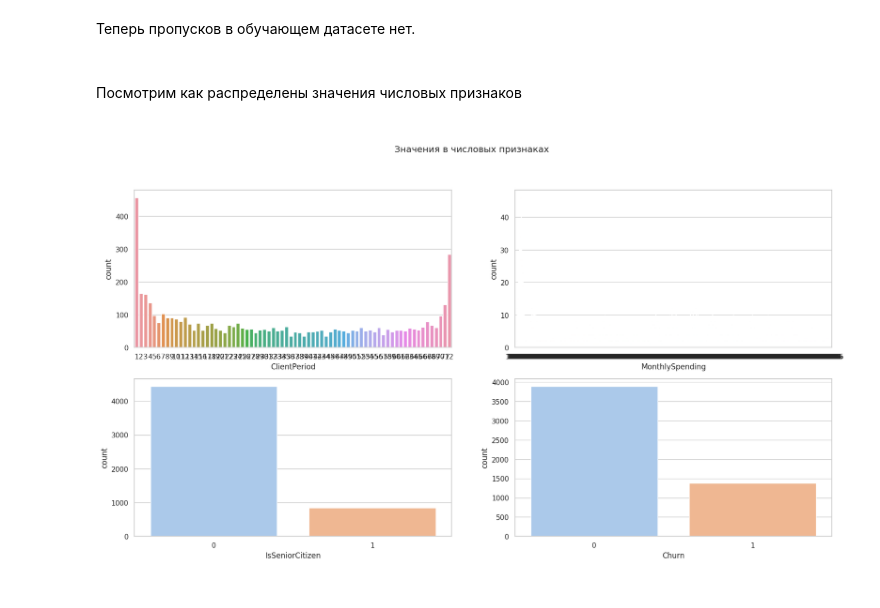
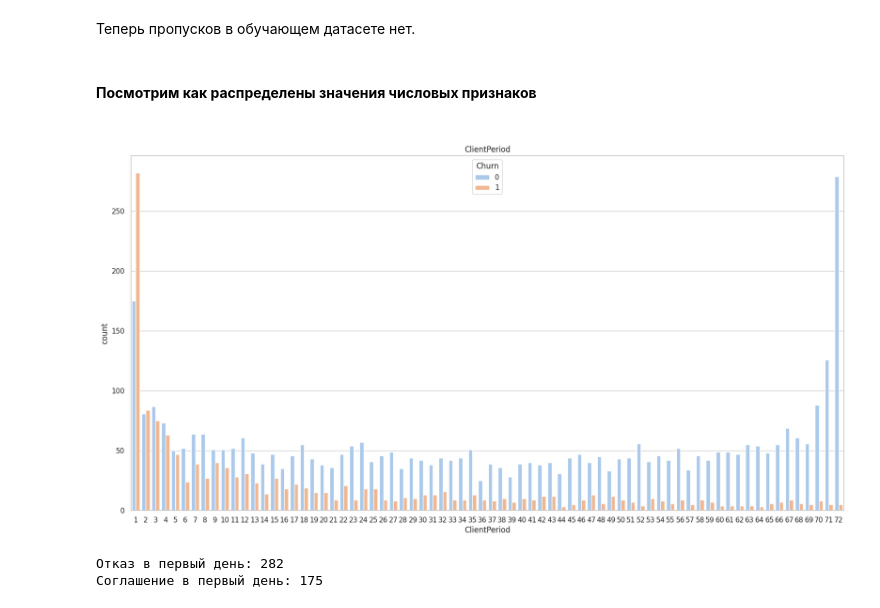
Before and after one commit to 1mmo/data-analysis-handbook, a Jupyter notebook: solved problems/churn_prediction.ipynb, the cells around one changed output. Saved outputs shown, nothing was run; the diff lists cells and outputs as text; code cells hidden in the pictures.

```diff
--- a/solved problems/churn_prediction.ipynb
+++ b/solved problems/churn_prediction.ipynb
@@ -229,23 +237,34 @@ Name: PaymentMethod, dtype: int64
 У TotalSpent есть значение <b>пробела</b> вместо числа, поэтому и получился object, исправим это
 # %%
 data_train.TotalSpent.replace(' ', np.nan, inplace=True)
+data_train.TotalSpent = data_train.TotalSpent.astype('float64')
 data_train = data_train.dropna()
 # %% [markdown]
 Теперь пропусков в обучающем датасете нет.
 # %% [markdown]
 <br>
-Посмотрим как распределены значения числовых признаков
+<b>Посмотрим как распределены значения числовых признаков</b>
 <br><br>
 # %%
 numerical_columns = [col for col in data_train
                      if data_train[col].dtypes in ['int64', 'float64']]
-
-fig, ax = plt.subplots(2, 2, figsize=(20, 10))
-ax = ax.flatten()
-fig.suptitle('Значения в числовых признаках')
-
-sns.set_theme(style='whitegrid', palette='pastel')
-for i in range(len(numerical_columns)):
-    sns.countplot(ax=ax[i], x=numerical_columns[i], data=data_train)
-# %% [output]
-[figure, removed]
+# %%
+def get_hist(name_feature: str, size1: int, size2: int) -> None:
+    """Фукнция строит hist график по имени признака"""
+    fig, ax = plt.subplots(figsize=(size1, size2))
+    ax.set_title(name_feature)
+    sns.set_theme(style='whitegrid', palette='pastel')
+    sns.countplot(data=data_train, x=data_train[name_feature], hue='Churn')
+# %%
+get_hist(name_feature='ClientPeriod', size1=20, size2=10)
+# %% [output]
+[figure, added]
+# %%
+first_one = data_train.loc[(data_train["ClientPeriod"] == 1) & (data_train['Churn'] == 1)].shape[0]
+first_zero = data_train.loc[(data_train["ClientPeriod"] == 1) & (data_train['Churn'] == 0)].shape[0]
+
+print(f'Отказ в первый день: {first_one}')
+print(f'Соглашение в первый день: {first_zero}')
+# %% [output]
+Отказ в первый день: 282
+Соглашение в первый день: 175
```
Also changed, not shown: parts of 54 cells of this notebook.
